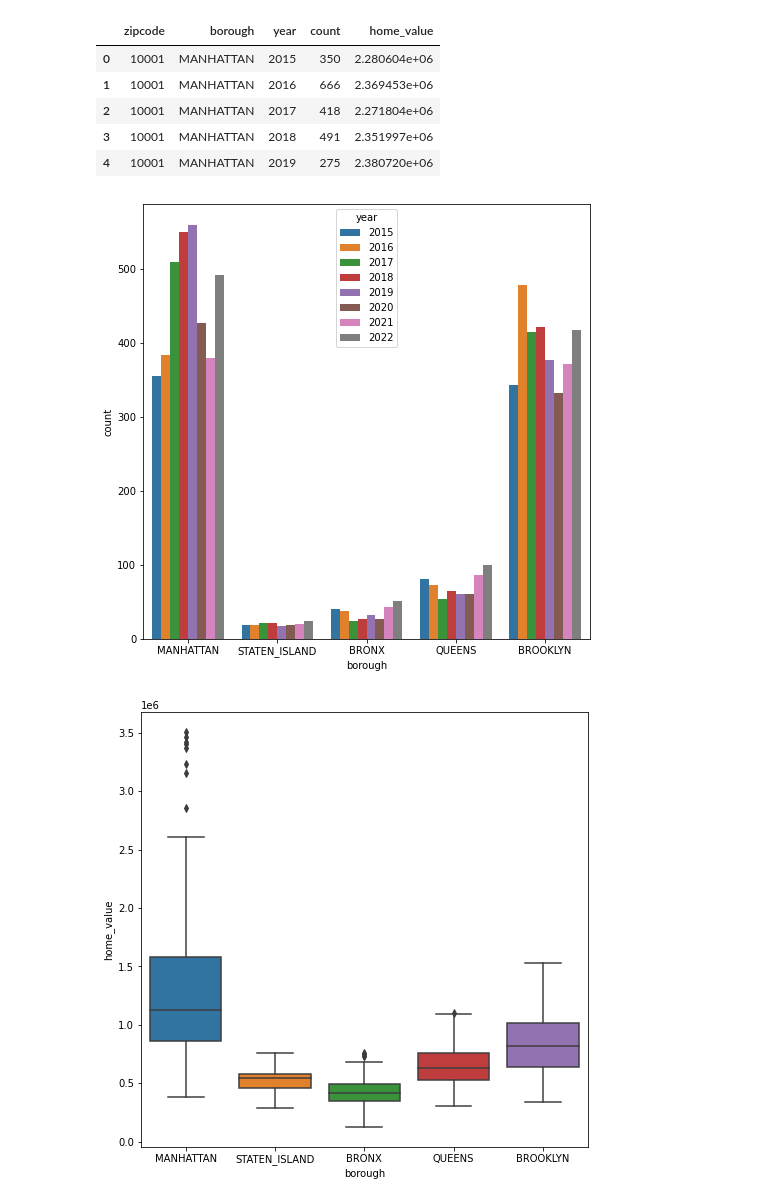
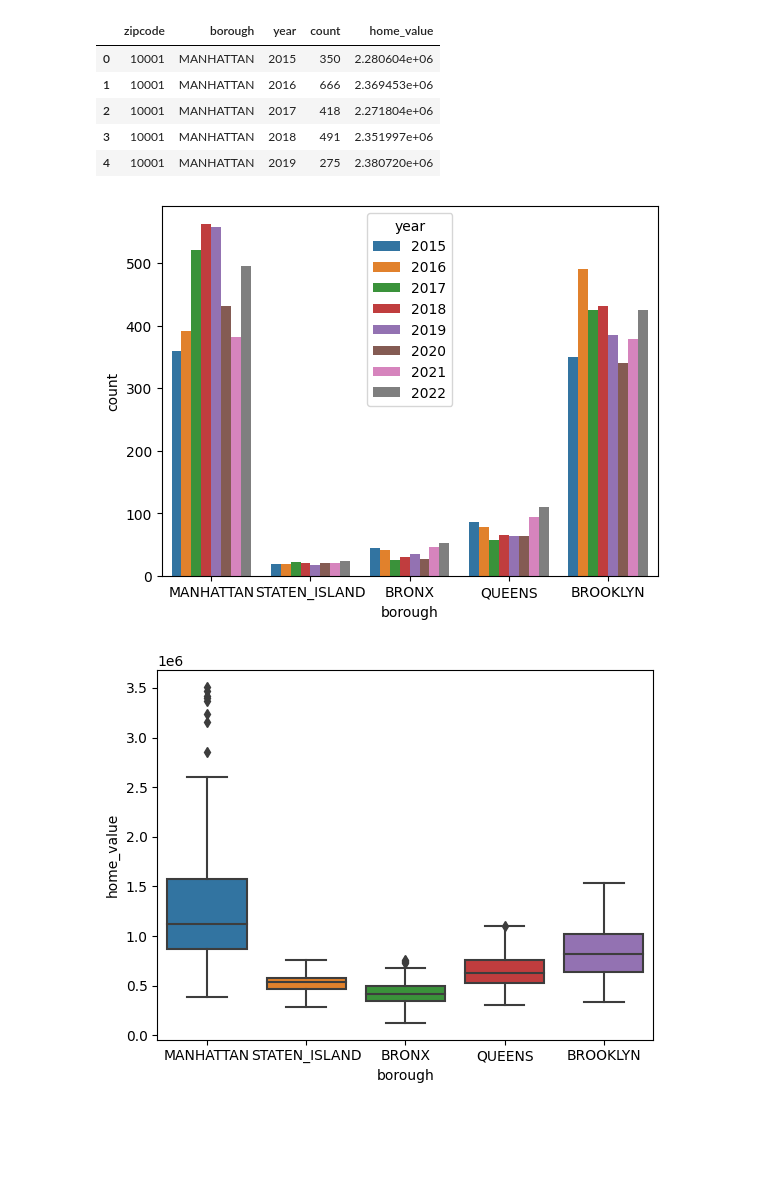
Before and after one commit to hpuma/Airbnb_Rental_Project, a Jupyter notebook: stats/nyc_home_values_eda.ipynb, the cells around one changed output. Cells and saved outputs as stored; diff of their text form; code cells hidden in the pictures; blank space fills up the shorter version.

```diff
--- a/stats/nyc_home_values_eda.ipynb
+++ b/stats/nyc_home_values_eda.ipynb
@@ -7,3 +7 @@ from matplotlib import rcParams
 import matplotlib.pyplot as plt
-# %%
-rcParams['figure.figsize'] = 8,8
@@ -47,5 +63,6 @@ Loading remaing zipcodes that are not part of the top 5 zipcodes throughout nyc
 # %%
 remaining_zipcodes = pd.read_csv("./zipcode_data/mapped_data/remaining_zipcodes_home_val_mapped.csv")
+remaining_zipcodes = remaining_zipcodes.dropna(how='any',axis=0)
 display(top_zipcodes.info())
 display(remaining_zipcodes.head())
 # %% [output]
@@ -69,10 +86,10 @@ None
 | 3 | 10001 | MANHATTAN | 2018 | 491 | 2.351997e+06 |
 | 4 | 10001 | MANHATTAN | 2019 | 275 | 2.380720e+06 |
 # %%
-sns.barplot(data=remaining_zipcodes, x="borough", y="count", hue="year", ci=None)
+sns.barplot(data=remaining_zipcodes, x="borough", y="count", hue="year", errorbar=None)
 plt.show()
 sns.boxplot(data=remaining_zipcodes, x="borough", y="home_value")
 plt.show()
 # %% [output]
-[figure, old version]
+[figure, new version]
-[figure, old version]
+[figure, new version]
```
Also changed, not shown: parts of 17 cells of this notebook, 2 other files.
